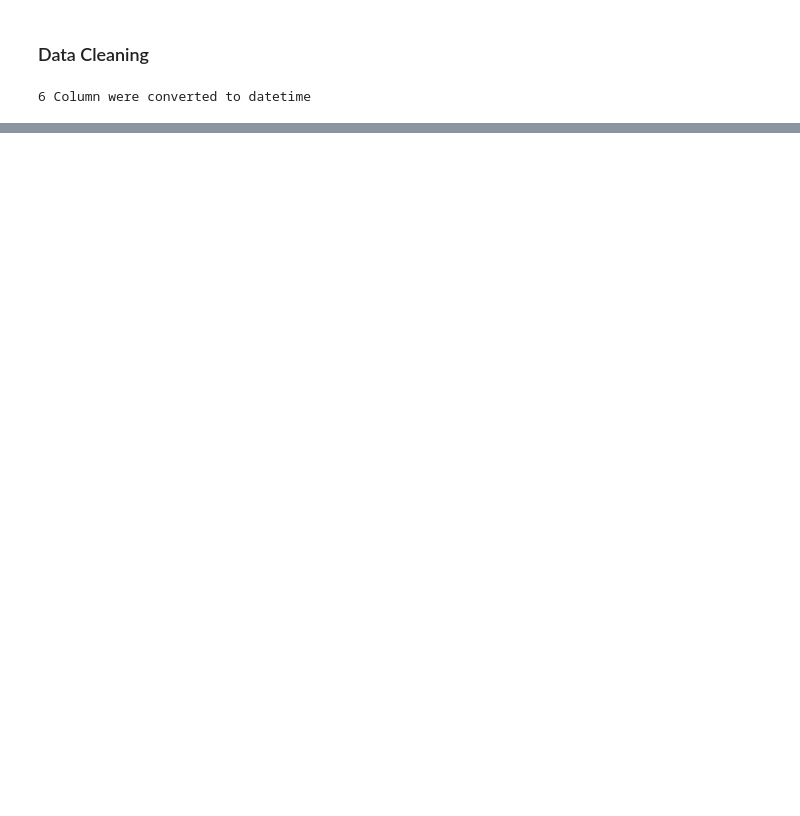
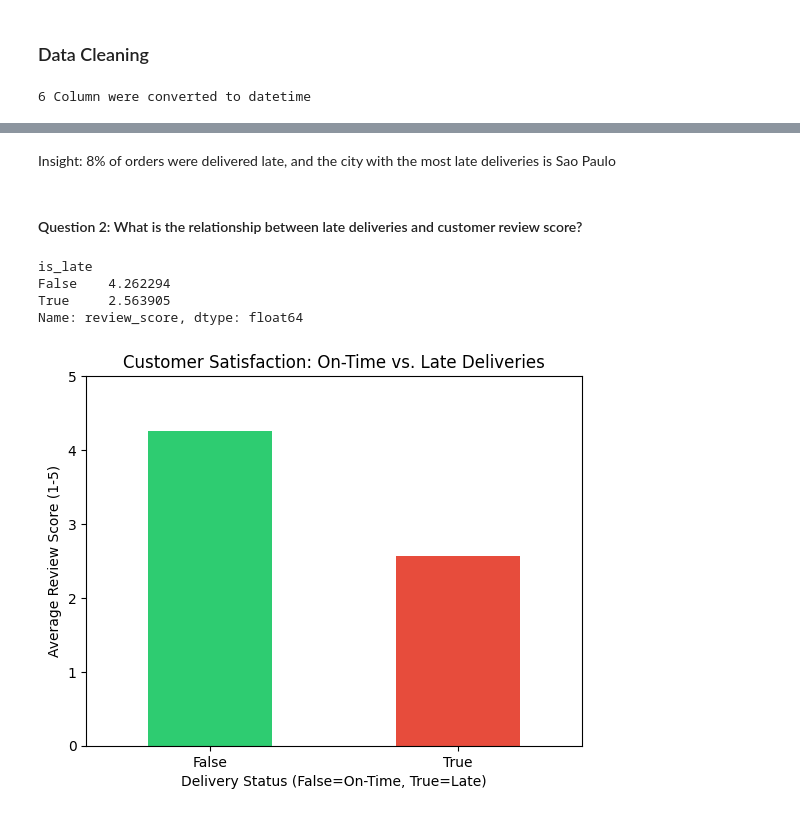
Before and after one commit to Fareed04/logistics-performance-analysis, a Jupyter notebook: notebooks/experiments.ipynb, the cells around one changed output, grey strips where cells are left out. Cells and saved outputs as stored; diff of their text form; code cells hidden in the pictures; blank space fills up the shorter version.

Commit message:
Extending data model and analyzing delivery performance and customer satisfaction

```diff
--- a/notebooks/experiments.ipynb
+++ b/notebooks/experiments.ipynb
@@ -121,6 +122,9 @@ print(f"{count} Column were converted to datetime")
 # freight value and price columns to float
 joined_data["freight_value"] = joined_data["freight_value"].astype(float)
 joined_data["price"] = joined_data["price"].astype(float)
+
+# review_score to int
+joined_data["review_score"] = pd.to_numeric(joined_data["review_score"])
 # %% [output]
 6 Column were converted to datetime
 # %%
@@ -213,0 +246,16 @@ dtype: int64
+# %%
+# Computing late deliveries
+delivered_only = joined_data.dropna(subset=["order_delivered_customer_date"]).copy()
+delay = (delivered_only["order_estimated_delivery_date"] - delivered_only["order_delivered_customer_date"]).dt.days
+delivered_only["is_late"] = delay < 0
+
+# Getting percentage of late orders
+total_delivery_count = len(delivered_only)
+late_delivery_count = int(delivered_only["is_late"].value_counts().get(True, 0))
+percent_of_late_deliveries = (late_delivery_count / total_delivery_count) * 100
+print(f"{round(percent_of_late_deliveries)}% of orders were delivered late")
+
+# Getting the top cities that had late deliveries
+late_deliveries = delivered_only[delivered_only["is_late"] == True]
+late_cities = late_deliveries.groupby("customer_city")["is_late"].count().sort_values(ascending=False)
+print(late_cities.head(10))
@@ -213,0 +276,25 @@ dtype: int64
+# %% [markdown]
+Insight: 8% of orders were delivered late, and the city with the most late deliveries is Sao Paulo
+# %% [markdown]
+#### Question 2: What is the relationship between late deliveries and customer review score?
+# %%
+# Group by is_late and get the average review score
+relation = delivered_only.groupby("is_late")["review_score"].mean()
+print(relation)
+
+relation.plot(kind="bar", color=['#2ecc71', '#e74c3c'])
+plt.title("Customer Satisfaction: On-Time vs. Late Deliveries")
+plt.xlabel("Delivery Status (False=On-Time, True=Late)")
+plt.ylabel("Average Review Score (1-5)")
+plt.xticks(rotation=0)
+plt.ylim(0, 5)
+
+#Saving the Chart
+plt.savefig("../images/customer_satisfaction_impact.png", bbox_inches="tight")
+plt.show()
+# %% [output]
+is_late
+False    4.262294
+True     2.563905
+Name: review_score, dtype: float64
+[figure, added]
```
Also changed, not shown: parts of 19 cells of this notebook, 4 other files.
